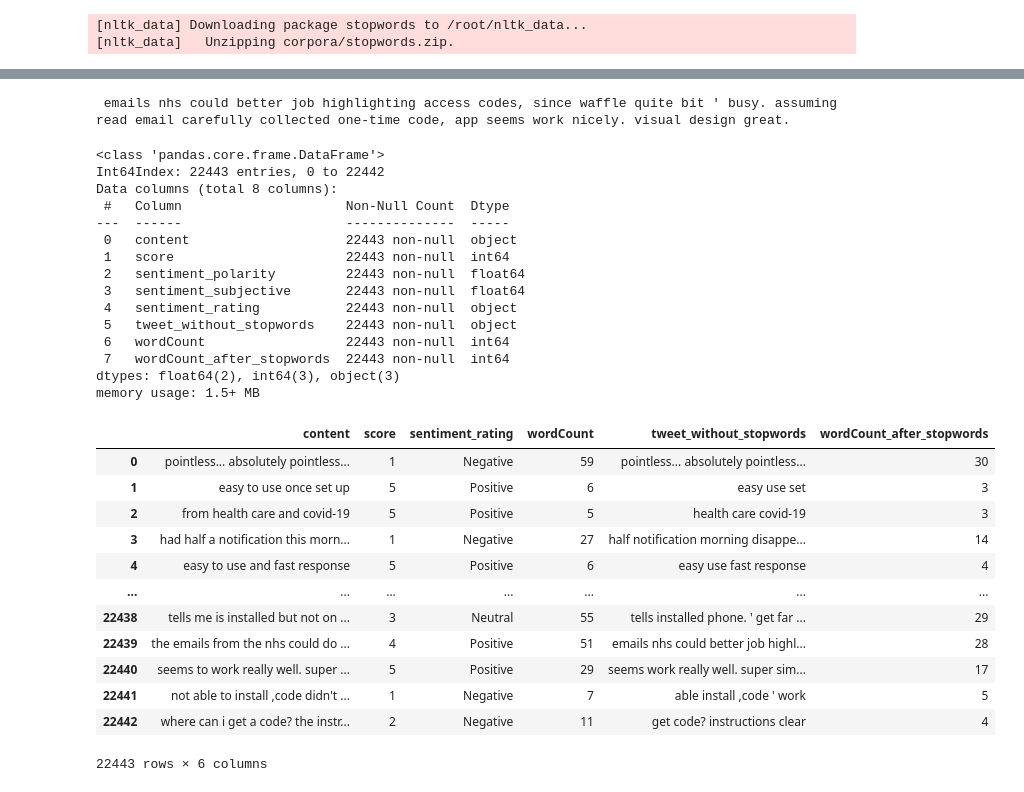
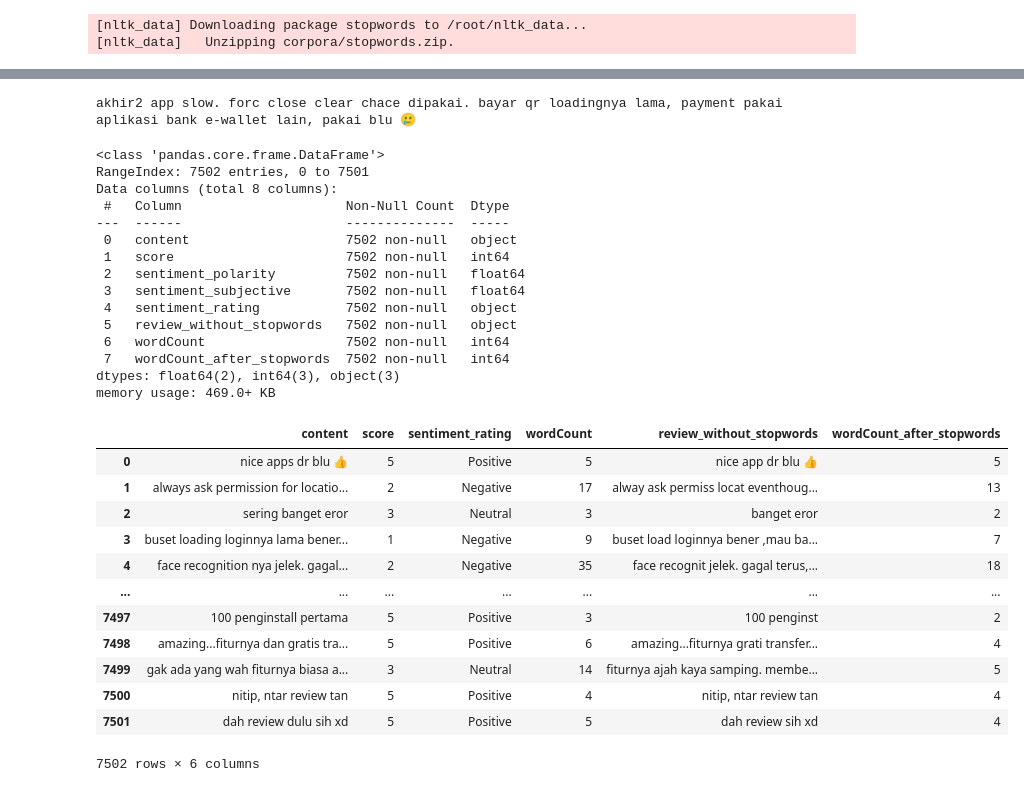
Before and after one commit to adljna/Blu-SentimentAnalysis, a Jupyter notebook: ScrapReview_bluApp.ipynb, the cells around one changed output, grey strips where cells are left out. Cells and saved outputs as stored; diff of their text form; code cells hidden in the pictures.

```diff
--- a/ScrapReview_bluApp.ipynb
+++ b/ScrapReview_bluApp.ipynb
@@ -333,5 +365,8 @@ df_nhsrev_stopwords = df_nhsrev.loc[:,["content","score","sentiment_polarity", "
 # %%
 # Exclude stopwords
-df_nhsrev_stopwords['tweet_without_stopwords'] = df_nhsrev_stopwords['content'].apply(lambda x: ' '.join([word for word in x.split() if word not in (stop)]))
-print(df_nhsrev_stopwords)
+pat = r'\b(?:{})\b'.format('|'.join(stop))
+df_bluRev_stopwords['review_without_stopwords'] = df_bluRev_stopwords['content'].str.replace(pat, '')
+df_bluRev_stopwords['review_without_stopwords'] = df_bluRev_stopwords['review_without_stopwords'].str.replace(r'\s+', ' ')
+df_bluRev_stopwords['review_without_stopwords'] = df_bluRev_stopwords['content'].apply(lambda x: ' '.join([word for word in x.split() if word not in (stop)]))
+print(df_bluRev_stopwords)
 # %% [output]
@@ -364,5 +395,5 @@ df_nhsrev_stopwords.to_csv(r'C:\Users\Hafidz\PhDwork\APPREV\df_nhsrev_after_stop
 #edited from https://www.tensorscience.com/nlp/sentiment-analysis-tutorial-in-python-classifying-reviews-on-movies-and-products
 import string
 
-df_nhsrev_stopwords['wordCount'] = [len(review.split()) for review in df_nhsrev_stopwords['content']]
-df_nhsrev_stopwords['wordCount_after_stopwords'] = [len(review.split()) for review in df_nhsrev_stopwords['tweet_without_stopwords']]
+df_bluRev_stopwords['wordCount'] = [len(review.split()) for review in df_bluRev_stopwords['content']]
+df_bluRev_stopwords['wordCount_after_stopwords'] = [len(review.split()) for review in df_bluRev_stopwords['review_without_stopwords']]
@@ -420,49 +449,50 @@ newStopWords = ["'",".",",", "someone","still","would","need"]
 def stemming(x):
     st = PorterStemmer()
     if x is not None:
-       for word in x.split():
-           st.stem(word)
+        # Split the text, stem each word, and join them back
+        return ' '.join([st.stem(word) for word in x.split()])
+    return '' # Return an empty string if the input is None
 
-df_nhsrev_stopwords['tweet_without_stopwords'].apply(lambda x:stemming(x))
-print(df_nhsrev_stopwords['tweet_without_stopwords'][22439])
+df_bluRev_stopwords['review_without_stopwords'] = df_bluRev_stopwords['review_without_stopwords'].apply(lambda x:stemming(x))
+print(df_bluRev_stopwords['review_without_stopwords'][9])
 # %% [output]
- emails nhs could better job highlighting access codes, since waffle quite bit ' busy. assuming read email carefully collected one-time code, app seems work nicely. visual design great.
+akhir2 app slow. forc close clear chace dipakai. bayar qr loadingnya lama, payment pakai aplikasi bank e-wallet lain, pakai blu 🥲
 # %%
 #===BIGRAM https://towardsdatascience.com/text-analysis-basics-in-python-443282942ec5 not yet
 #Creating bigram/trigram to search
 # %%
 #DROP NA
-df_nhsrev_stopwords.dropna(inplace=True)
-df_nhsrev_stopwords.info()
+df_bluRev_stopwords.dropna(inplace=True)
+df_bluRev_stopwords.info()
 # %% [output]
 <class 'pandas.core.frame.DataFrame'>
-Int64Index: 22443 entries, 0 to 22442
+RangeIndex: 7502 entries, 0 to 7501
 Data columns (total 8 columns):
  #   Column                     Non-Null Count  Dtype
 ---  ------                     --------------  -----
- 0   content                    22443 non-null  object
- 1   score                      22443 non-null  int64
- 2   sentiment_polarity         22443 non-null  float64
- 3   sentiment_subjective       22443 non-null  float64
- 4   sentiment_rating           22443 non-null  object
- 5   tweet_without_stopwords    22443 non-null  object
- 6   wordCount                  22443 non-null  int64
- 7   wordCount_after_stopwords  22443 non-null  int64
+ 0   content                    7502 non-null   object
+ 1   score                      7502 non-null   int64
+ 2   sentiment_polarity         7502 non-null   float64
+ 3   sentiment_subjective       7502 non-null   float64
+ 4   sentiment_rating           7502 non-null   object
+ 5   review_without_stopwords   7502 non-null   object
+ 6   wordCount                  7502 non-null   int64
+ 7   wordCount_after_stopwords  7502 non-null   int64
 dtypes: float64(2), int64(3), object(3)
-memory usage: 1.5+ MB
+memory usage: 469.0+ KB
 # %%
-df_nhsrev_stopwords.loc[:,["content","score","sentiment_rating","wordCount","tweet_without_stopwords", "wordCount_after_stopwords"]]
+df_bluRev_stopwords.loc[:,["content","score","sentiment_rating","wordCount","review_without_stopwords", "wordCount_after_stopwords"]]
 # %% [output]
-|  | content | score | sentiment_rating | wordCount | tweet_without_stopwords | wordCount_after_stopwords |
-| 0 | pointless... absolutely pointless... | 1 | Negative | 59 | pointless... absolutely pointless... | 30 |
-| 1 | easy to use once set up | 5 | Positive | 6 | easy use set | 3 |
-| 2 | from health care and covid-19 | 5 | Positive | 5 | health care covid-19 | 3 |
-| 3 | had half a notification this morn... | 1 | Negative | 27 | half notification morning disappe... | 14 |
-| 4 | easy to use and fast response | 5 | Positive | 6 | easy use fast response | 4 |
+|  | content | score | sentiment_rating | wordCount | review_without_stopwords | wordCount_after_stopwords |
+| 0 | nice apps dr blu 👍 | 5 | Positive | 5 | nice app dr blu 👍 | 5 |
+| 1 | always ask permission for locatio... | 2 | Negative | 17 | alway ask permiss locat eventhoug... | 13 |
+| 2 | sering banget eror | 3 | Neutral | 3 | banget eror | 2 |
+| 3 | buset loading loginnya lama bener... | 1 | Negative | 9 | buset load loginnya bener ,mau ba... | 7 |
+| 4 | face recognition nya jelek. gagal... | 2 | Negative | 35 | face recognit jelek. gagal terus,... | 18 |
 | ... | ... | ... | ... | ... | ... | ... |
-| 22438 | tells me is installed but not on ... | 3 | Neutral | 55 | tells installed phone. ' get far ... | 29 |
-| 22439 | the emails from the nhs could do ... | 4 | Positive | 51 | emails nhs could better job highl... | 28 |
-| 22440 | seems to work really well. super ... | 5 | Positive | 29 | seems work really well. super sim... | 17 |
-| 22441 | not able to install ,code didn't ... | 1 | Negative | 7 | able install ,code ' work | 5 |
-| 22442 | where can i get a code? the instr... | 2 | Negative | 11 | get code? instructions clear | 4 |
+| 7497 | 100 penginstall pertama | 5 | Positive | 3 | 100 penginst | 2 |
+| 7498 | amazing...fiturnya dan gratis tra... | 5 | Positive | 6 | amazing...fiturnya grati transfer... | 4 |
+| 7499 | gak ada yang wah fiturnya biasa a... | 3 | Neutral | 14 | fiturnya ajah kaya samping. membe... | 5 |
+| 7500 | nitip, ntar review tan | 5 | Positive | 4 | nitip, ntar review tan | 4 |
+| 7501 | dah review dulu sih xd | 5 | Positive | 5 | dah review sih xd | 4 |
-22443 rows × 6 columns
+7502 rows × 6 columns
```
Also changed, not shown: parts of 28 cells of this notebook.
